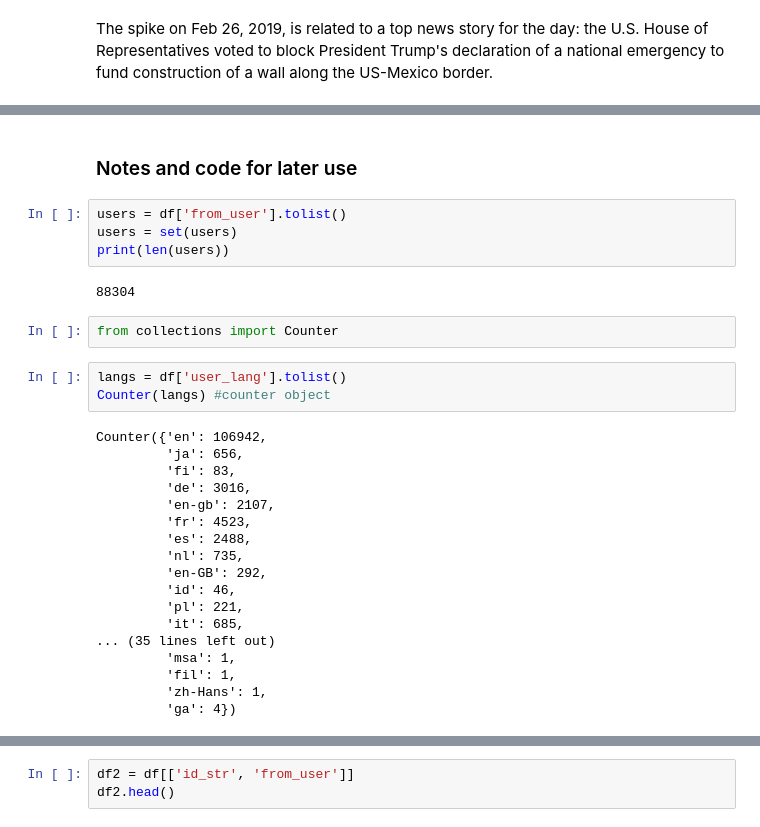
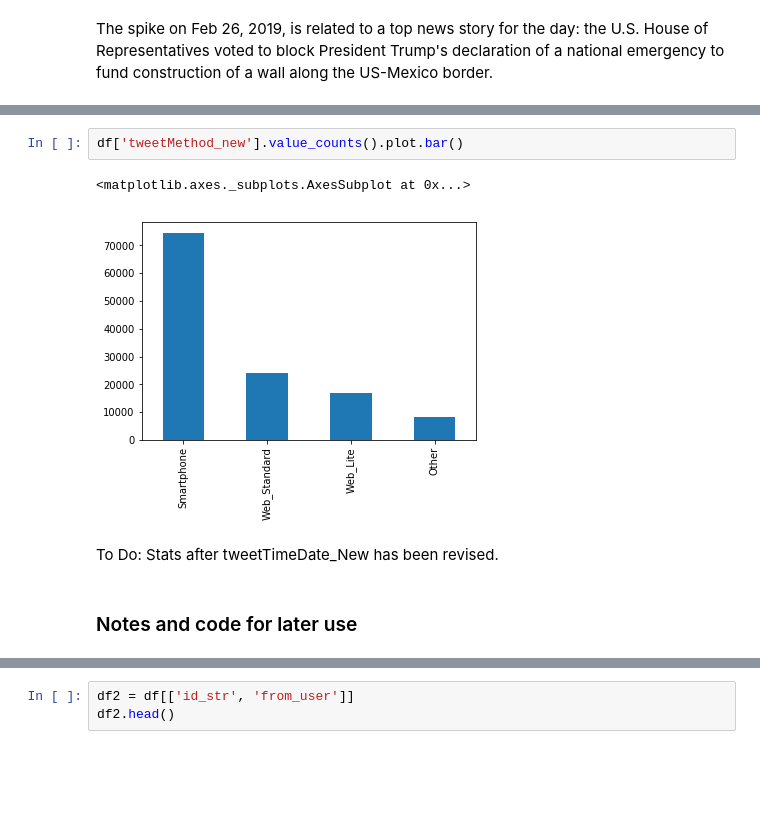
Before and after one commit to menyalas/llcu612Project, a Jupyter notebook: Descriptives-SAM.ipynb, the cells around one changed output, grey strips where cells are left out. Saved outputs shown, nothing was run; the diff lists cells and outputs as text; blank space fills up the shorter version.

```diff
--- a/Descriptives-SAM.ipynb
+++ b/Descriptives-SAM.ipynb
@@ -318,31 +509,9 @@ df['tweetTimeDate'].value_counts().plot()
+# %%
+df['tweetMethod_new'].value_counts().plot.bar()
+# %% [output]
+<matplotlib.axes._subplots.AxesSubplot at 0x...>
+[figure, added]
+# %% [markdown]
+To Do: Stats after tweetTimeDate_New has been revised.
 # %% [markdown]
 <h3>Notes and code for later use</h3>
-# %%
-users = df['from_user'].tolist()
-users = set(users)
-print(len(users))
-# %% [output]
-88304
-# %%
-from collections import Counter
-# %%
-langs = df['user_lang'].tolist()
-Counter(langs) #counter object
-# %% [output]
-Counter({'en': 106942,
-         'ja': 656,
-         'fi': 83,
-         'de': 3016,
-         'en-gb': 2107,
-         'fr': 4523,
-         'es': 2488,
-         'nl': 735,
-         'en-GB': 292,
-         'id': 46,
-         'pl': 221,
-         'it': 685,
-... (35 lines left out)
-         'msa': 1,
-         'fil': 1,
-         'zh-Hans': 1,
-         'ga': 4})
```
Also changed, not shown: parts of 38 cells of this notebook.
